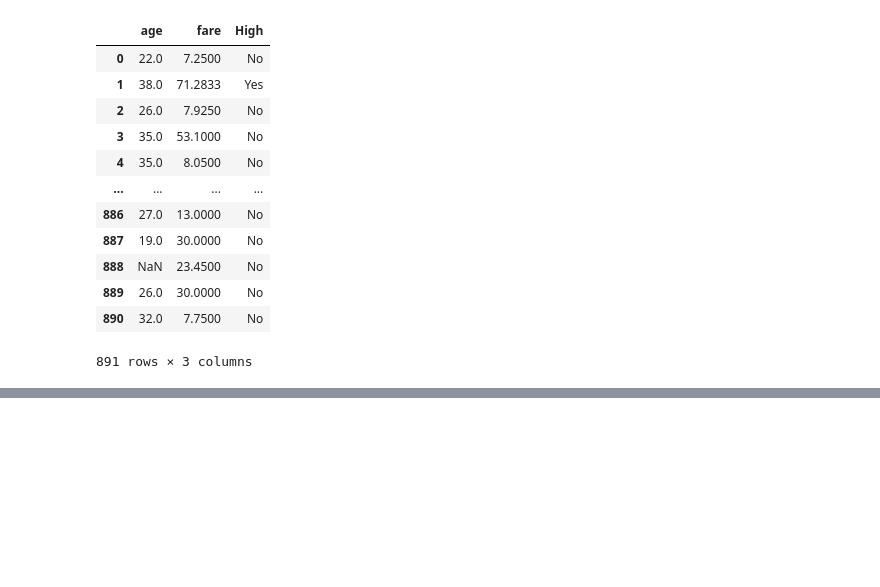
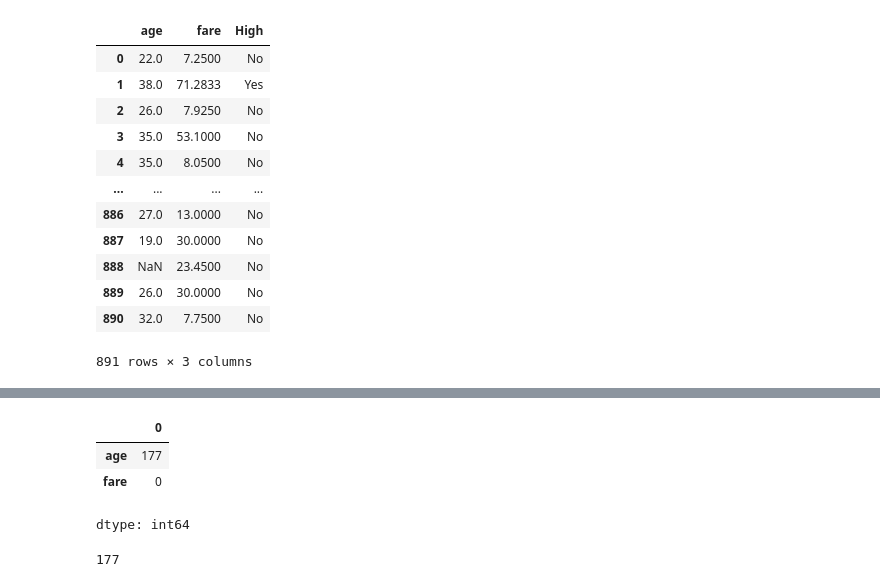
Before and after one commit to PolyGon-13/DataScience_Study, a Jupyter notebook: DataFrame/01_Function_Mapping.ipynb, the cells around one changed output, grey strips where cells are left out. Cells and saved outputs as stored; diff of their text form; code cells hidden in the pictures; blank space fills up the shorter version.

```diff
--- a/DataFrame/01_Function_Mapping.ipynb
+++ b/DataFrame/01_Function_Mapping.ipynb
@@ -296,0 +323,21 @@ df
+# %%
+# pipe 함수가 시리즈를 반환하는 경우
+def missing_count(df):
+    return missing_value(df).sum()
+
+result_series=df1.pipe(missing_count)
+result_series
+# %% [output]
+|  | 0 |
+| age | 177 |
+| fare | 0 |
+dtype: int64
+# %%
+# pipe 함수가 하나의 값을 반환하는 경우
+def total_number_missing(df):
+    return missing_count(df).sum()
+
+result_value=df1.pipe(total_number_missing)
+result_value
+# %% [output]
+177
```
Also changed, not shown: parts of 3 cells of this notebook.
